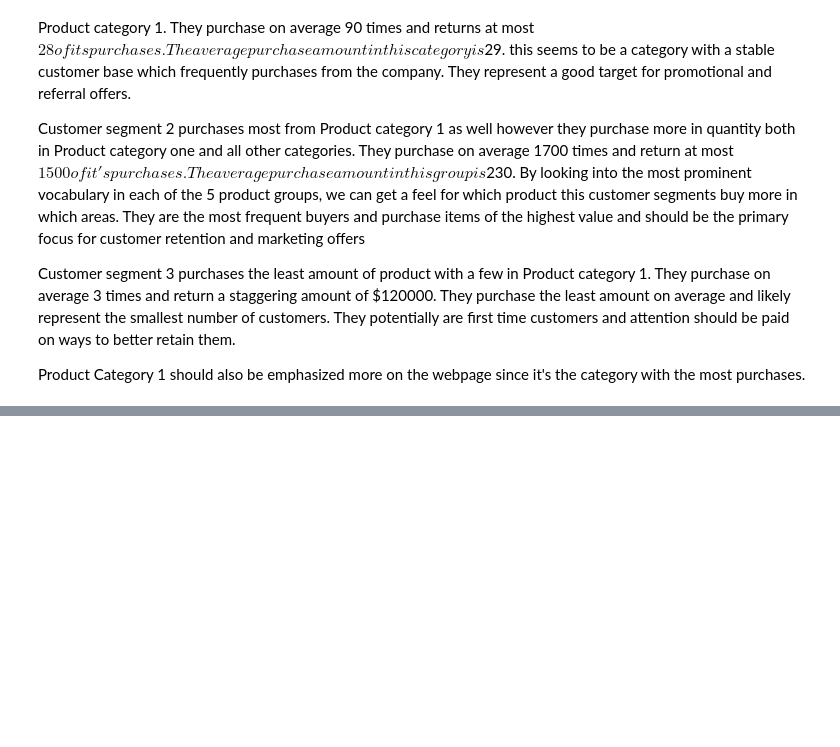
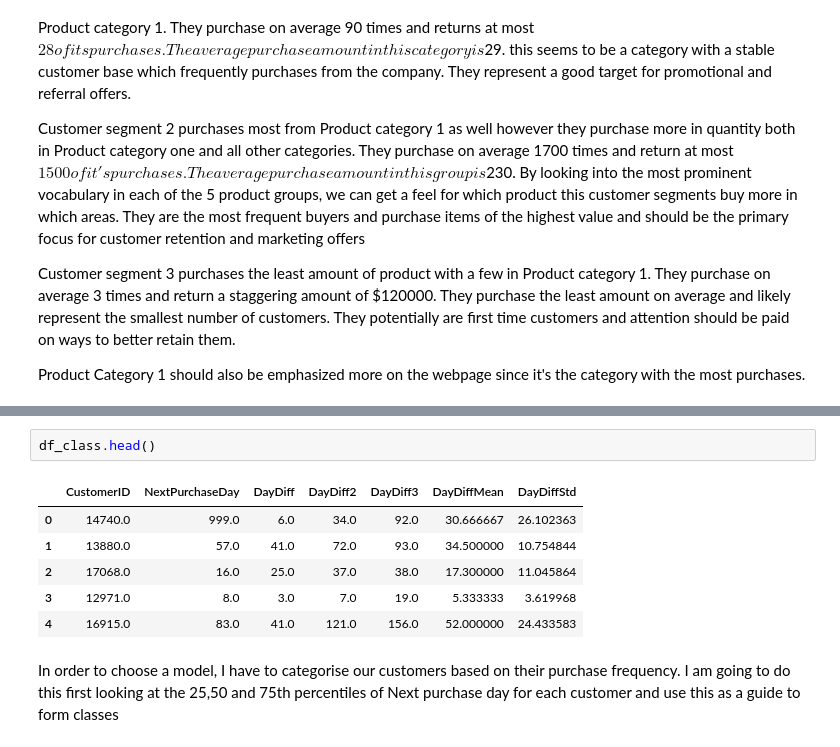
Before and after one commit to BenOsei-Poku/Ecommerce, a Jupyter notebook: Ecommerce.ipynb, the cells around one changed output, grey strips where cells are left out. Drawn from its saved outputs; the diff is of its cells as text; blank space fills up the shorter version.

```diff
--- a/Ecommerce.ipynb
+++ b/Ecommerce.ipynb
@@ -316,0 +449,11 @@ Product Category 1 should also be emphasized more on the webpage since it's the
+# %%
+df_class.head()
+# %% [output]
+|  | CustomerID | NextPurchaseDay | DayDiff | DayDiff2 | DayDiff3 | DayDiffMean | DayDiffStd |
+| 0 | 14740.0 | 999.0 | 6.0 | 34.0 | 92.0 | 30.666667 | 26.102363 |
+| 1 | 13880.0 | 57.0 | 41.0 | 72.0 | 93.0 | 34.500000 | 10.754844 |
+| 2 | 17068.0 | 16.0 | 25.0 | 37.0 | 38.0 | 17.300000 | 11.045864 |
+| 3 | 12971.0 | 8.0 | 3.0 | 7.0 | 19.0 | 5.333333 | 3.619968 |
+| 4 | 16915.0 | 83.0 | 41.0 | 121.0 | 156.0 | 52.000000 | 24.433583 |
+# %% [markdown]
+In order to choose a model, I have to categorise our customers based on their purchase frequency. I am going to do this first looking at the 25,50 and 75th percentiles of Next purchase day for each customer and use this as a guide to form classes
```
Also changed, not shown: parts of 47 cells of this notebook.
